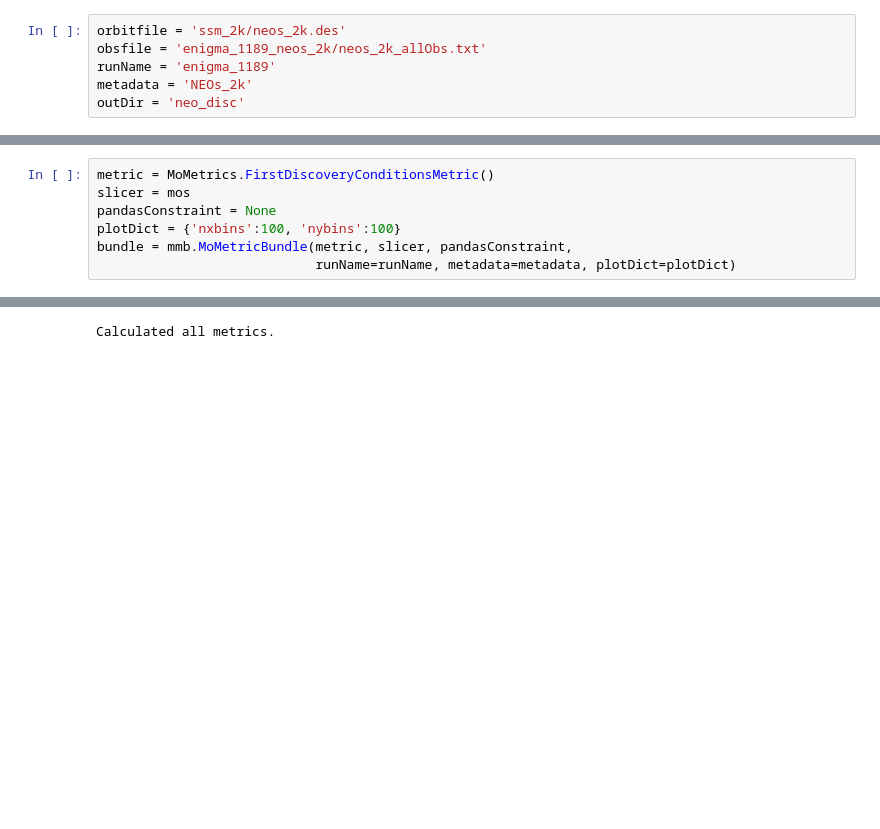
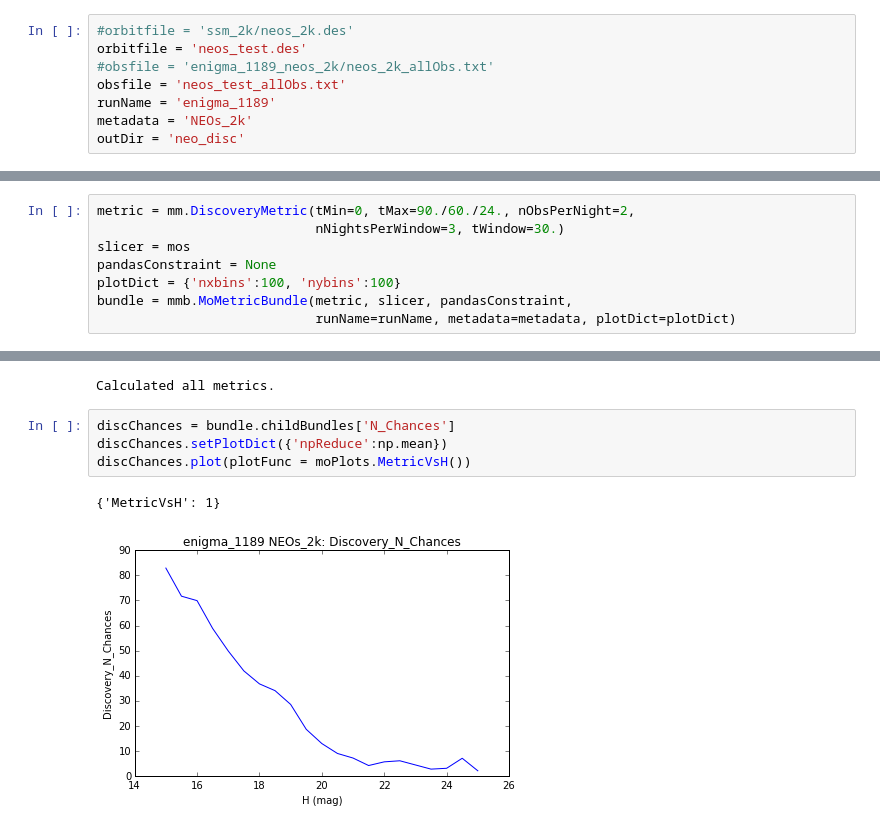
Before and after one commit to rhiannonlynne/MafSSO, a Jupyter notebook: Where are the NEOs?.ipynb, the cells around one changed output, grey strips where cells are left out. Saved outputs shown, nothing was run; the diff lists cells and outputs as text; blank space fills up the shorter version.

```diff
--- a/Where are the NEOs?.ipynb
+++ b/Where are the NEOs?.ipynb
@@ -10,8 +10,10 @@ import moPlots as moPlots
 import moMetricBundle as mmb
 import lsst.sims.maf.plots as plots
 # %%
-orbitfile = 'ssm_2k/neos_2k.des'
-obsfile = 'enigma_1189_neos_2k/neos_2k_allObs.txt'
+#orbitfile = 'ssm_2k/neos_2k.des'
+orbitfile = 'neos_test.des'
+#obsfile = 'enigma_1189_neos_2k/neos_2k_allObs.txt'
+obsfile = 'neos_test_allObs.txt'
 runName = 'enigma_1189'
 metadata = 'NEOs_2k'
 outDir = 'neo_disc'
@@ -20,7 +22,8 @@ mos = MoSlicer(orbitfile, Hrange=np.arange(15, 26, 0.5))
 mos.readObs(obsfile)
 #mos.allObs.tail(10)
 # %%
-metric = MoMetrics.FirstDiscoveryConditionsMetric()
+metric = mm.DiscoveryMetric(tMin=0, tMax=90./60./24., nObsPerNight=2,
+                            nNightsPerWindow=3, tWindow=30.)
 slicer = mos
 pandasConstraint = None
 plotDict = {'nxbins':100, 'nybins':100}
@@ -32,3 +35,10 @@ bg = mmb.MoMetricBundleGroup(bdict, outDir=outDir)
 bg.runAll()
 # %% [output]
 Calculated all metrics.
+# %%
+discChances = bundle.childBundles['N_Chances']
+discChances.setPlotDict({'npReduce':np.mean})
+discChances.plot(plotFunc = moPlots.MetricVsH())
+# %% [output]
+{'MetricVsH': 1}
+[figure, added]
```
Also changed, not shown: parts of 6 cells of this notebook.
